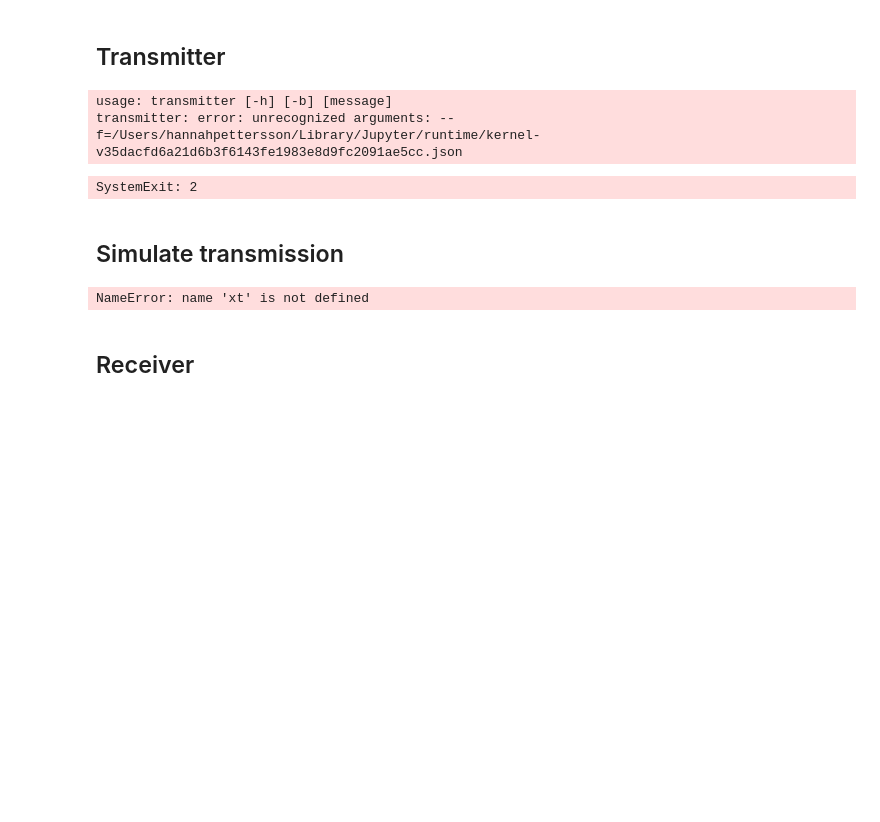
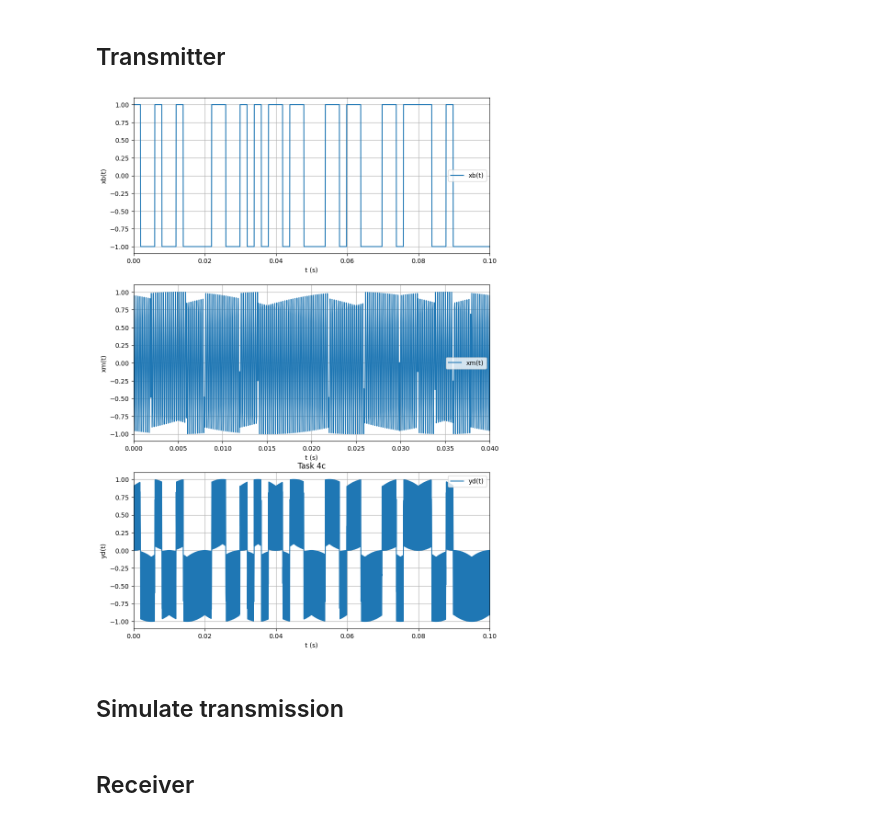
Before and after one commit to hannahpettersson/sigtransprojekt15, a Jupyter notebook: project/lab_2.ipynb, the cells around one changed output. Drawn from its saved outputs; the diff is of its cells as text; code cells hidden in the pictures; blank space fills up the shorter version.

```diff
--- a/project/lab_2.ipynb
+++ b/project/lab_2.ipynb
@@ -58,13 +44,21 @@ parser.add_argument(
     action='store_true'
 )
 parser.add_argument('message', help='message to transmit', nargs='?')
-args = parser.parse_args()
+# args = parser.parse_args()
+
+# if args.message is None:
+#     args.message = 'Hello World!'
+
+# # Set parameters
+# data = args.message
+args, unknown = parser.parse_known_args()
 
 if args.message is None:
     args.message = 'Hello World!'
 
 # Set parameters
 data = args.message
+
 
 # Convert string to bit sequence
 bs = wcs.encode_string(data)
@@ -90,42 +84,38 @@ fig, (ax1, ax2, ax3) = plt.subplots(3, 1, figsize=(10,15))
 
 #### TASK 4A ####
 plt.title("Task 4a")
 ax1.plot(t, xb, label="xb(t)")
 ax1.legend()
 ax1.set_xlabel("t (s)")
 ax1.set_ylabel("xb(t)")
 ax1.set_xlim(0, t1)
 ax1.grid()
 
 #### TASK 4B ####
 plt.title("Task 4b")
 ax2.plot(t, xm, label="xm(t)")
 ax2.legend()
 ax2.set_xlabel("t (s)")
 ax2.set_ylabel("xm(t)")
 ax2.set_xlim(0, 4*Tb)
 ax2.grid()
 
 #### TASK 4C ####
 plt.title("Task 4c")
 ax3.plot(t, yd, label="yd(t)")
 ax3.legend()
 ax3.set_xlabel("t (s)")
 ax3.set_ylabel("yd(t)")
 ax3.set_xlim(0, t1)
 ax3.grid()
 
 fig.savefig('lab1_task4.png')
 # %% [output]
-usage: transmitter [-h] [-b] [message]
-transmitter: error: unrecognized arguments: --f=/Users/hannahpettersson/Library/Jupyter/runtime/kernel-v35dacfd6a21d6b3f6143fe1983e8d9fc2091ae5cc.json
-SystemExit: 2
+[figure, added]
 # %% [markdown]
 ## Simulate transmission
 # %%
 yr = wcs.simulate_channel(xt, fs, channel_id)
-# %% [output]
-NameError: name 'xt' is not defined
 # %% [markdown]
 ## Receiver
 # %%
```
Also changed, not shown: parts of 2 cells of this notebook, 7 other files.
